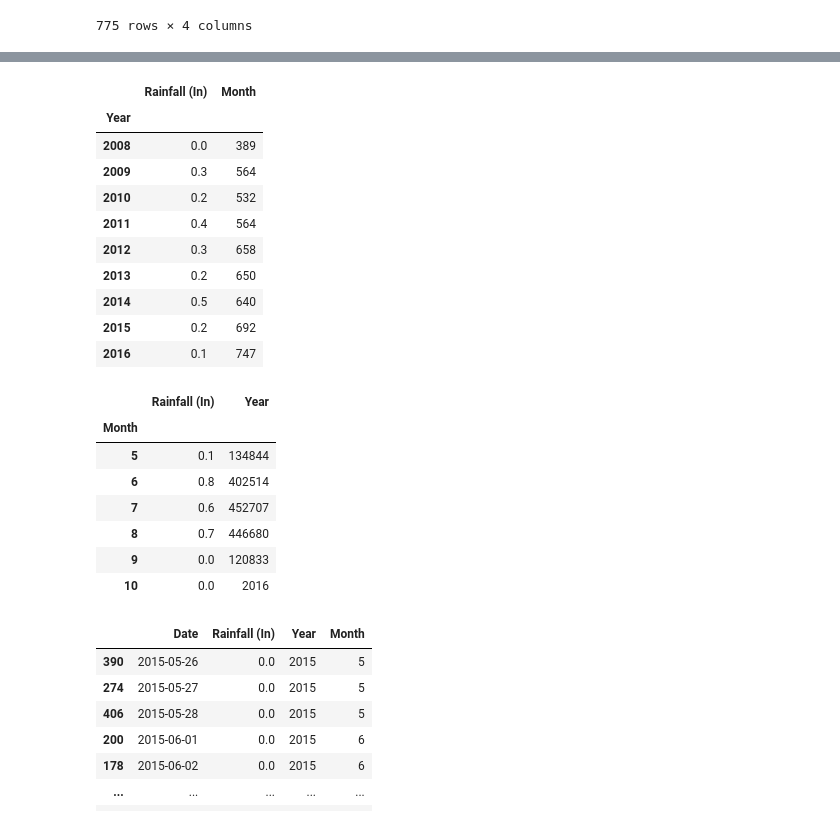
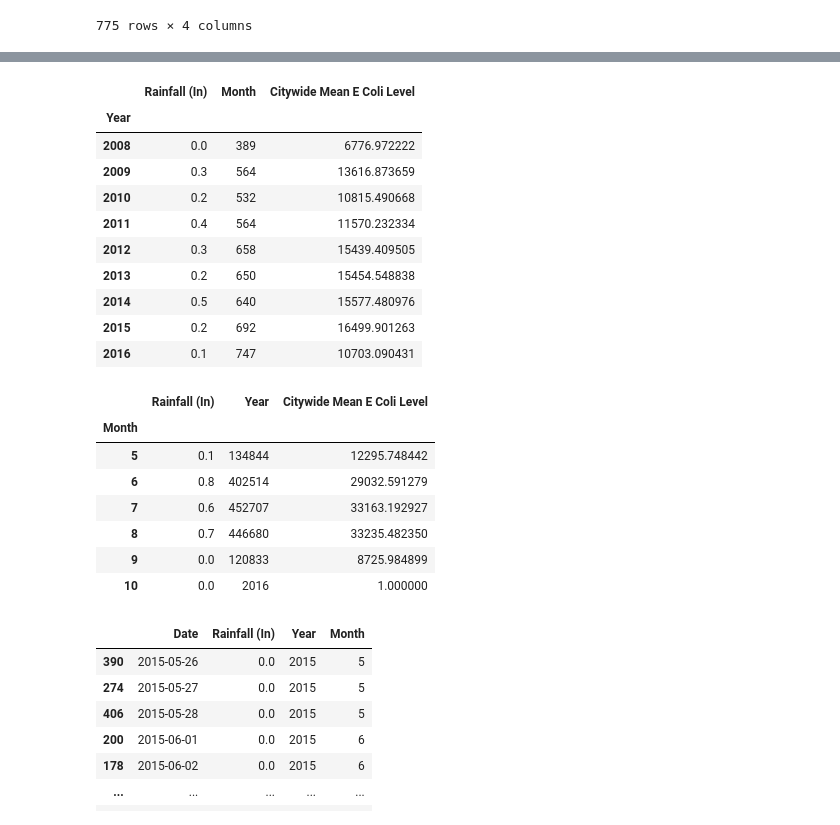
Before and after one commit to ander1908/Bootcamp_Project1, a Jupyter notebook: Hari-Mil_Weather_and_E.coli_Levels.ipynb, the cells around one changed output, grey strips where cells are left out. Saved outputs shown, nothing was run; the diff lists cells and outputs as text; code cells hidden in the pictures.

```diff
--- a/Hari-Mil_Weather_and_E.coli_Levels.ipynb
+++ b/Hari-Mil_Weather_and_E.coli_Levels.ipynb
@@ -44,3 +44,7 @@ culture_rain_data
 | 710 | 2016-09-30 | 0.0 | 2016 | 9 |
 | 771 | 2016-10-01 | 0.0 | 2016 | 10 |
 775 rows × 4 columns
+# %%
+city_culture_ecoli = pd.read_csv("culture_daily_citywide_means.csv", index_col =0)
+city_culture_ecoli["Date"] = pd.to_datetime(city_culture_ecoli["Date"],format= "%Y-%m-%d")
+city_culture_ecoli.head()
@@ -46,0 +58,3 @@ culture_rain_data
+# %%
+culture_rain_ecoli = pd.merge(culture_rain_data, city_culture_ecoli, how="left", on="Date")
+culture_rain_ecoli
@@ -47,28 +100,28 @@ culture_rain_data
 # %%
-culture_rain_data.groupby("Year").sum()
+culture_rain_ecoli.groupby("Year").sum()
 # %% [output]
-|  | Rainfall (In) | Month |
-| Year |  |  |
-| 2008 | 0.0 | 389 |
-| 2009 | 0.3 | 564 |
-| 2010 | 0.2 | 532 |
-| 2011 | 0.4 | 564 |
-| 2012 | 0.3 | 658 |
-| 2013 | 0.2 | 650 |
-| 2014 | 0.5 | 640 |
-| 2015 | 0.2 | 692 |
-| 2016 | 0.1 | 747 |
+|  | Rainfall (In) | Month | Citywide Mean E Coli Level |
+| Year |  |  |  |
+| 2008 | 0.0 | 389 | 6776.972222 |
+| 2009 | 0.3 | 564 | 13616.873659 |
+| 2010 | 0.2 | 532 | 10815.490668 |
+| 2011 | 0.4 | 564 | 11570.232334 |
+| 2012 | 0.3 | 658 | 15439.409505 |
+| 2013 | 0.2 | 650 | 15454.548838 |
+| 2014 | 0.5 | 640 | 15577.480976 |
+| 2015 | 0.2 | 692 | 16499.901263 |
+| 2016 | 0.1 | 747 | 10703.090431 |
 # %%
-culture_rain_data.groupby("Month").sum()
+culture_rain_ecoli.groupby("Month").sum()
 # %% [output]
-|  | Rainfall (In) | Year |
-| Month |  |  |
-| 5 | 0.1 | 134844 |
-| 6 | 0.8 | 402514 |
-| 7 | 0.6 | 452707 |
-| 8 | 0.7 | 446680 |
-| 9 | 0.0 | 120833 |
-| 10 | 0.0 | 2016 |
+|  | Rainfall (In) | Year | Citywide Mean E Coli Level |
+| Month |  |  |  |
+| 5 | 0.1 | 134844 | 12295.748442 |
+| 6 | 0.8 | 402514 | 29032.591279 |
+| 7 | 0.6 | 452707 | 33163.192927 |
+| 8 | 0.7 | 446680 | 33235.482350 |
+| 9 | 0.0 | 120833 | 8725.984899 |
+| 10 | 0.0 | 2016 | 1.000000 |
 # %%
 DNA_rain_data = pd.read_csv("Milwaukee_DNA_Rainfall.csv", index_col=0)
 DNA_rain_data["Date"] = pd.to_datetime(DNA_rain_data["Date"],format= "%Y-%m-%d")
```
Also changed, not shown: parts of 12 cells of this notebook.
